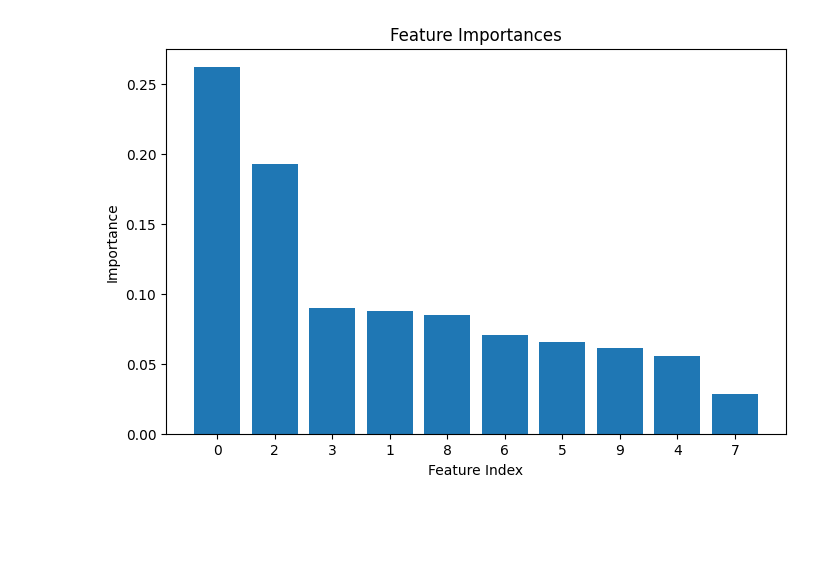
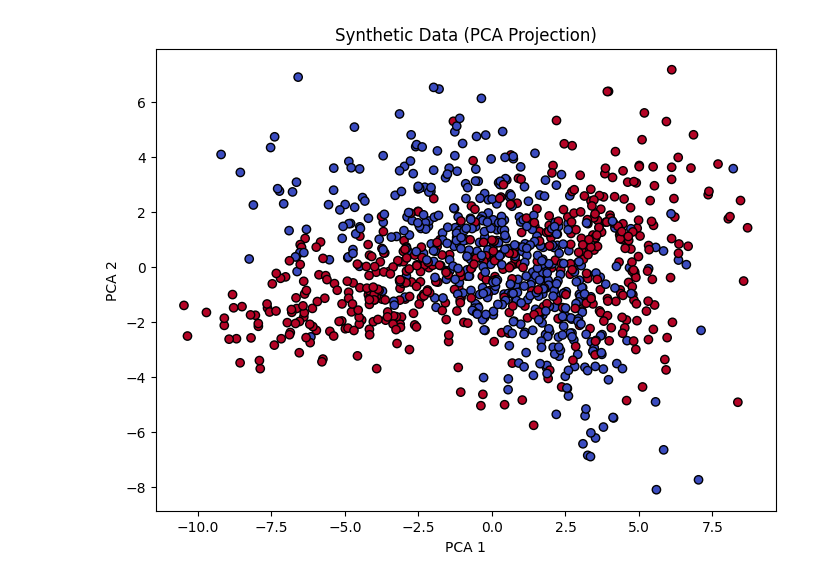
Before and after one commit to PrachitiSParulekar/Machine-learning-algorithm-from-scratch, a Jupyter notebook: Random_Forest_Trees.ipynb, the cells around one changed output. Drawn from its saved outputs; the diff is of its cells as text; code cells hidden in the pictures; blank space fills up the shorter version.

```diff
--- a/Random_Forest_Trees.ipynb
+++ b/Random_Forest_Trees.ipynb
@@ -20,0 +10,13 @@ RandomForestClassifier(random_state=42)
+# %%
+# Generate a synthetic binary classification dataset
+X, y = make_classification(
+    n_samples=1000,     # number of data points
+    n_features=10,      # number of features
+    n_informative=5,    # number of informative features
+    n_redundant=2,      # number of redundant features
+    n_classes=2,        # binary classification
+    random_state=42
+)
+
+# See the shape
+print(X.shape, y.shape)
@@ -47,15 +51,15 @@ plt.show()
-# %%
-import numpy as np
-
-importances = rf.feature_importances_
-indices = np.argsort(importances)[::-1]
-
-plt.figure(figsize=(8, 5))
-plt.title("Feature Importances")
-plt.bar(range(X.shape[1]), importances[indices], align="center")
-plt.xticks(range(X.shape[1]), indices)
-plt.xlabel("Feature Index")
-plt.ylabel("Importance")
-plt.show()
-# %% [output]
-[figure, removed]
+# %%
+import matplotlib.pyplot as plt
+from sklearn.decomposition import PCA
+
+pca = PCA(n_components=2)
+X_pca = pca.fit_transform(X)
+
+plt.figure(figsize=(8,6))
+plt.scatter(X_pca[:, 0], X_pca[:, 1], c=y, cmap='coolwarm', edgecolor='k')
+plt.title("Synthetic Data (PCA Projection)")
+plt.xlabel("PCA 1")
+plt.ylabel("PCA 2")
+plt.show()
+# %% [output]
+[figure, added]
```
Also changed, not shown: parts of 14 cells of this notebook.
